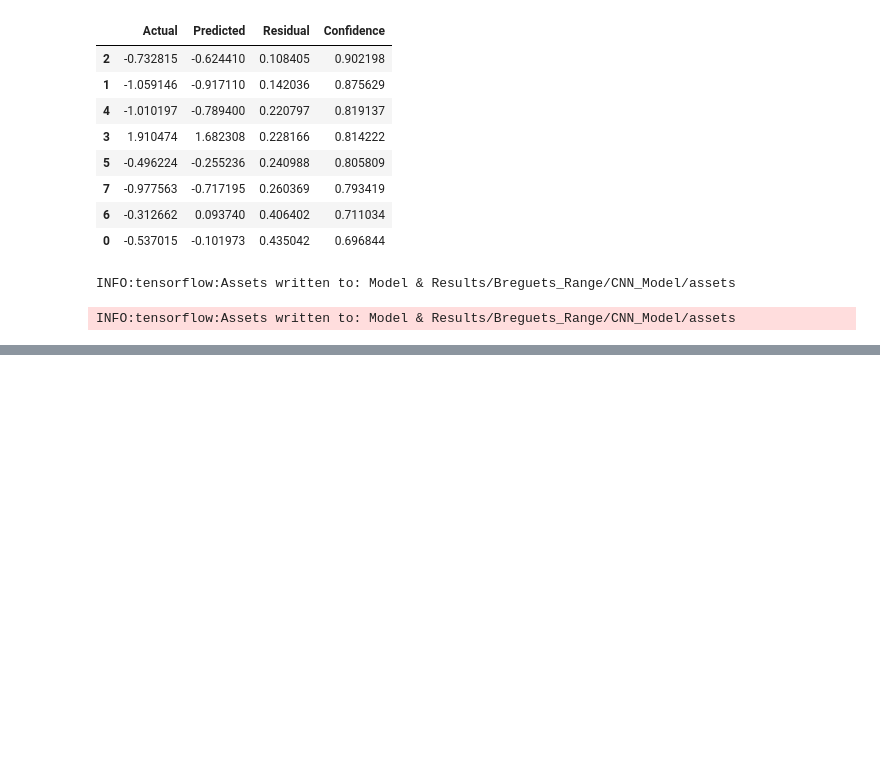
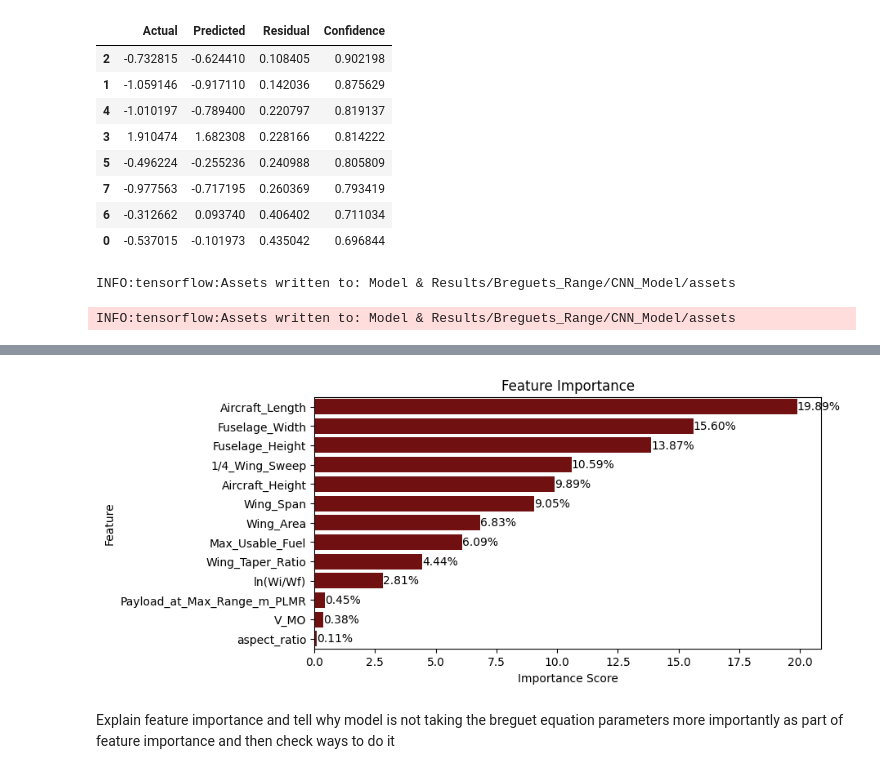
Before and after one commit to stahir01/Master-Thesis, a Jupyter notebook: Master_Thesis_Datasets_NewVersion.ipynb, the cells around one changed output, grey strips where cells are left out. Drawn from its saved outputs; the diff is of its cells as text; code cells hidden in the pictures; blank space fills up the shorter version.

```diff
--- a/Master_Thesis_Datasets_NewVersion.ipynb
+++ b/Master_Thesis_Datasets_NewVersion.ipynb
@@ -4161,0 +4327,46 @@ INFO:tensorflow:Assets written to: Model & Results/Breguets_Range/CNN_Model/asse
+# %%
+def plt_feature_importance(model, feature_names):
+
+    """
+    Plot the feature importance of a model.
+
+    Args:
+        model: The trained model
+        feature_names: List of feature names
+
+    Returns:
+        None
+    """
+
+    # Extract feature importance from the random forest regressor
+    feature_importance = model.feature_importances_
+
+    #Calculate the percentage of importance
+    feature_importance_percentage = 100.0 * (feature_importance / feature_importance.sum())
+
+    # Create a DataFrame with features and their importance scores
+    feature_importance_df = {
+        'Feature': feature_names,
+        'Importance': feature_importance_percentage
+    }
+
+    feature_importance_df = pd.DataFrame(feature_importance_df)
+    feature_importance_df = feature_importance_df.sort_values(by='Importance', ascending=False)
+
+    # Plot the feature importances
+    plt.figure(figsize=(8, 4))
+    sns.barplot(x='Importance', y='Feature', data=feature_importance_df, color='maroon')
+
+    for index, value in enumerate(feature_importance_df['Importance']):
+        plt.text(value, index, f'{value:.2f}%', color='black', ha="left", va="center")
+
+    plt.title('Feature Importance')
+    plt.xlabel('Importance Score')
+    plt.ylabel('Feature')
+    plt.show()
+# %%
+plt_feature_importance(rf_regressor, features)
+# %% [output]
+[figure, added]
+# %% [markdown]
+Explain feature importance and tell why model is not taking the breguet equation parameters more importantly as part of feature importance and then check ways to do it
```
Also changed, not shown: parts of 19 cells of this notebook, 4 other files.
